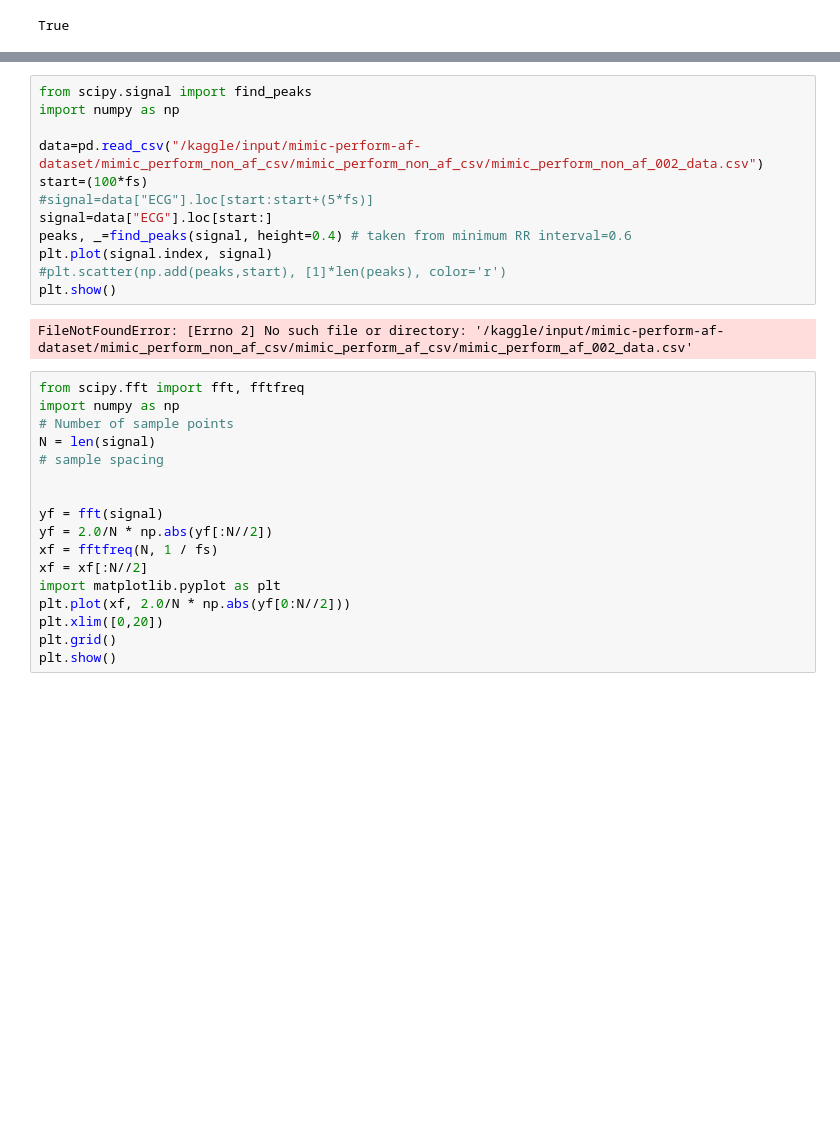
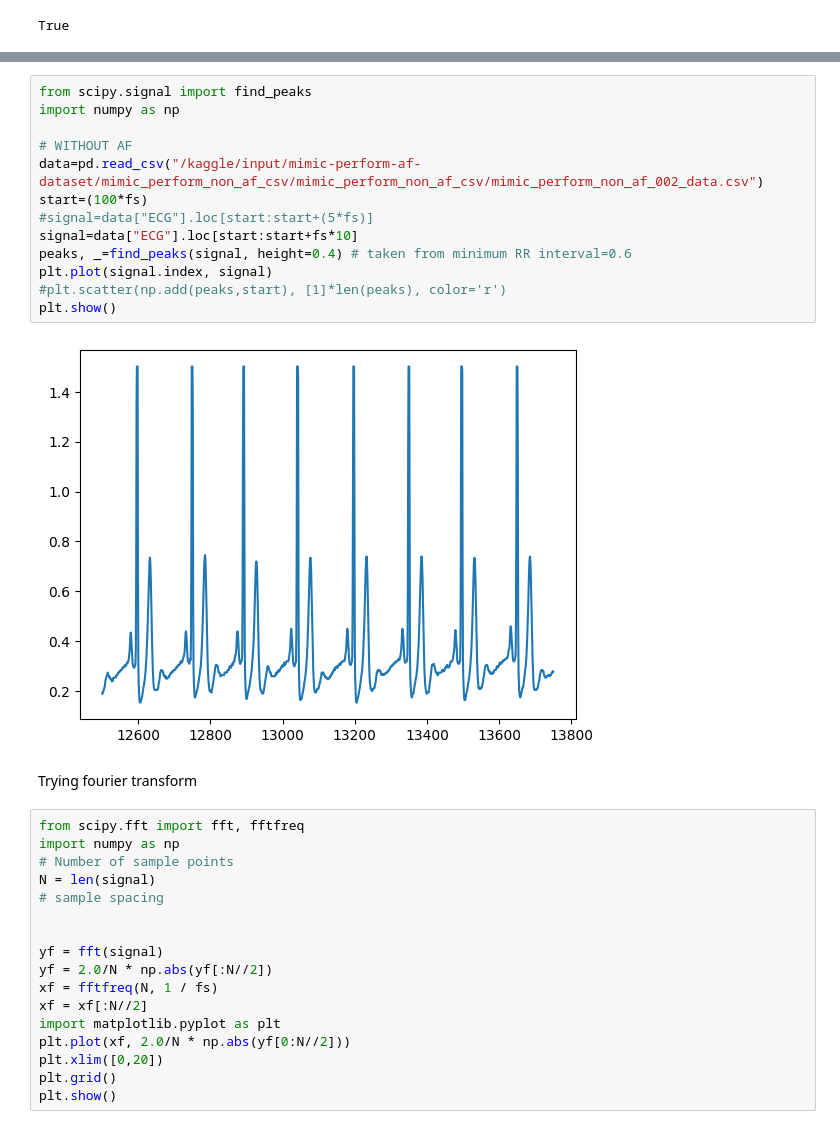
Before and after one commit to sarah-alabdulrazzak/RhythmGuard, a Jupyter notebook: MIMIC Analysis Test.ipynb, the cells around one changed output, grey strips where cells are left out. Drawn from its saved outputs; the diff is of its cells as text; blank space fills up the shorter version.

```diff
--- a/MIMIC Analysis Test.ipynb
+++ b/MIMIC Analysis Test.ipynb
@@ -128,17 +142,20 @@ plt.plot(data.index[start:start+(5*fs)+1],data["PPG"].loc[start:start+(5*fs)])
 # %%
 from scipy.signal import find_peaks
 import numpy as np
 
+# WITHOUT AF
 data=pd.read_csv("/kaggle/input/mimic-perform-af-dataset/mimic_perform_non_af_csv/mimic_perform_non_af_csv/mimic_perform_non_af_002_data.csv")
 start=(100*fs)
 #signal=data["ECG"].loc[start:start+(5*fs)]
-signal=data["ECG"].loc[start:]
+signal=data["ECG"].loc[start:start+fs*10]
 peaks, _=find_peaks(signal, height=0.4) # taken from minimum RR interval=0.6
 plt.plot(signal.index, signal)
 #plt.scatter(np.add(peaks,start), [1]*len(peaks), color='r')
 plt.show()
 # %% [output]
-FileNotFoundError: [Errno 2] No such file or directory: '/kaggle/input/mimic-perform-af-dataset/mimic_perform_non_af_csv/mimic_perform_af_csv/mimic_perform_af_002_data.csv'
+[figure, added]
+# %% [markdown]
+Trying fourier transform
 # %%
 from scipy.fft import fft, fftfreq
 import numpy as np
```
Also changed, not shown: parts of 14 cells of this notebook.
